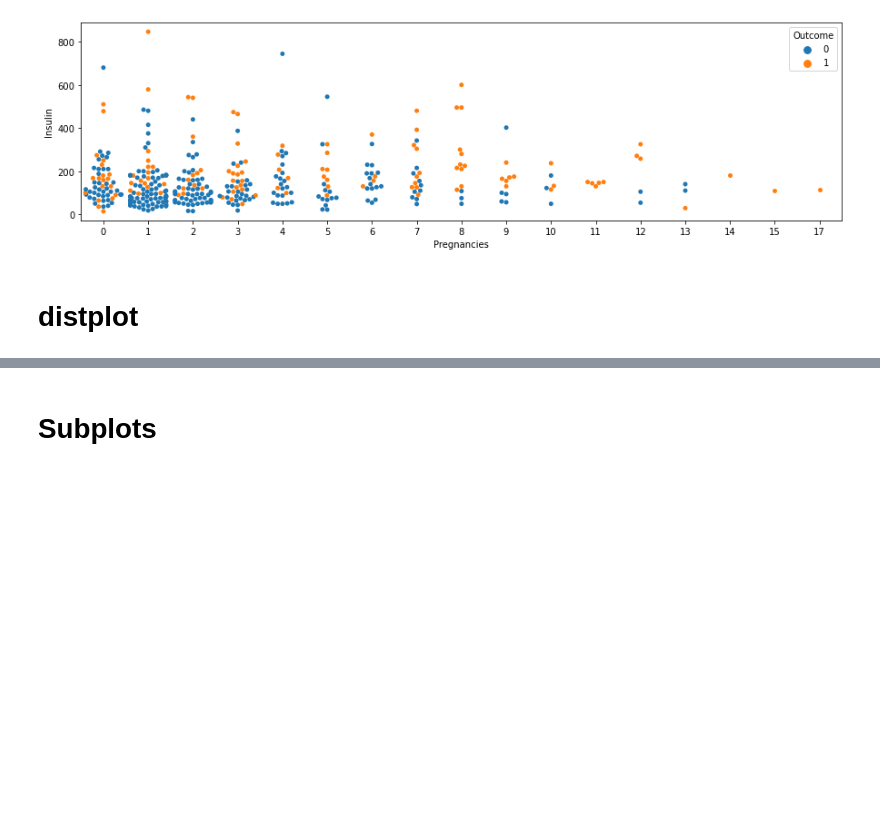
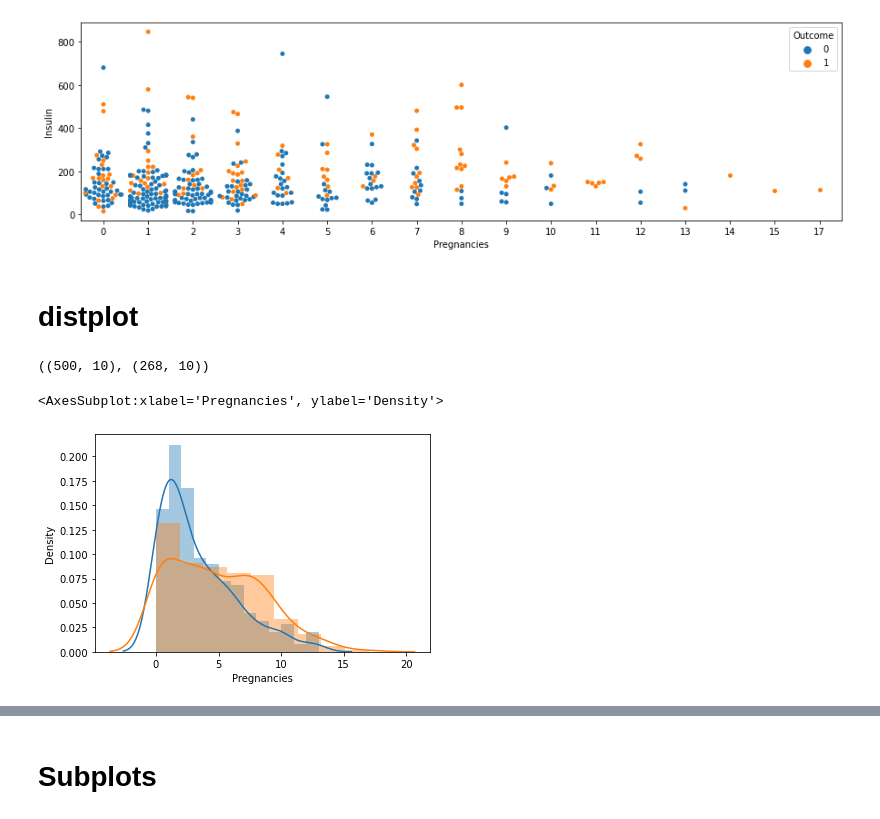
Before and after one commit to jinjoo-lee/Data-science-basic, a Jupyter notebook: pima-diabetes-eda.ipynb, the cells around one changed output, grey strips where cells are left out. Drawn from its saved outputs; the diff is of its cells as text; code cells hidden in the pictures; blank space fills up the shorter version.

```diff
--- a/pima-diabetes-eda.ipynb
+++ b/pima-diabetes-eda.ipynb
@@ -328,7 +328,19 @@ sns.swarmplot(data=df[df["Insulin"] > 0], x="Pregnancies", y="Insulin", hue="Out
 [figure]
 # %% [markdown]
 # distplot
+# %%
+df_0 = df[df["Outcome"] == 0]
+df_1 = df[df["Outcome"] == 1]
+df_0.shape, df_1.shape
+# %% [output]
+((500, 10), (268, 10))
 # %%
 # 임신횟수에 따른 당뇨병 발볍 여부를 시각화한다.
+
+sns.distplot(df_0["Pregnancies"])
+sns.distplot(df_1["Pregnancies"])
+# %% [output]
+<AxesSubplot:xlabel='Pregnancies', ylabel='Density'>
+[figure, added]
 # %%
 # 나이에 따른 당뇨병 발병 여부를 시각화한다.
```
Also changed, not shown: parts of 21 cells of this notebook.
